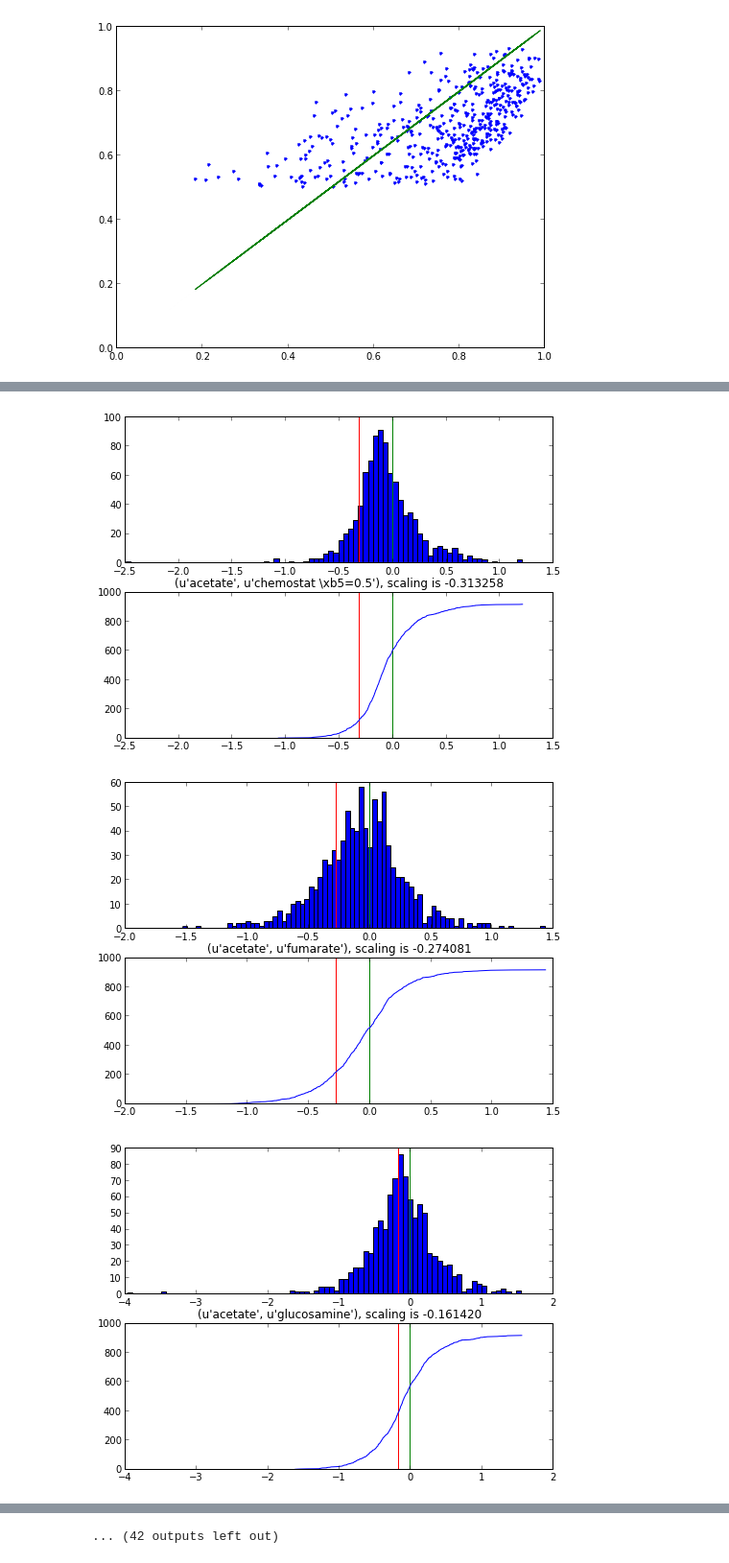
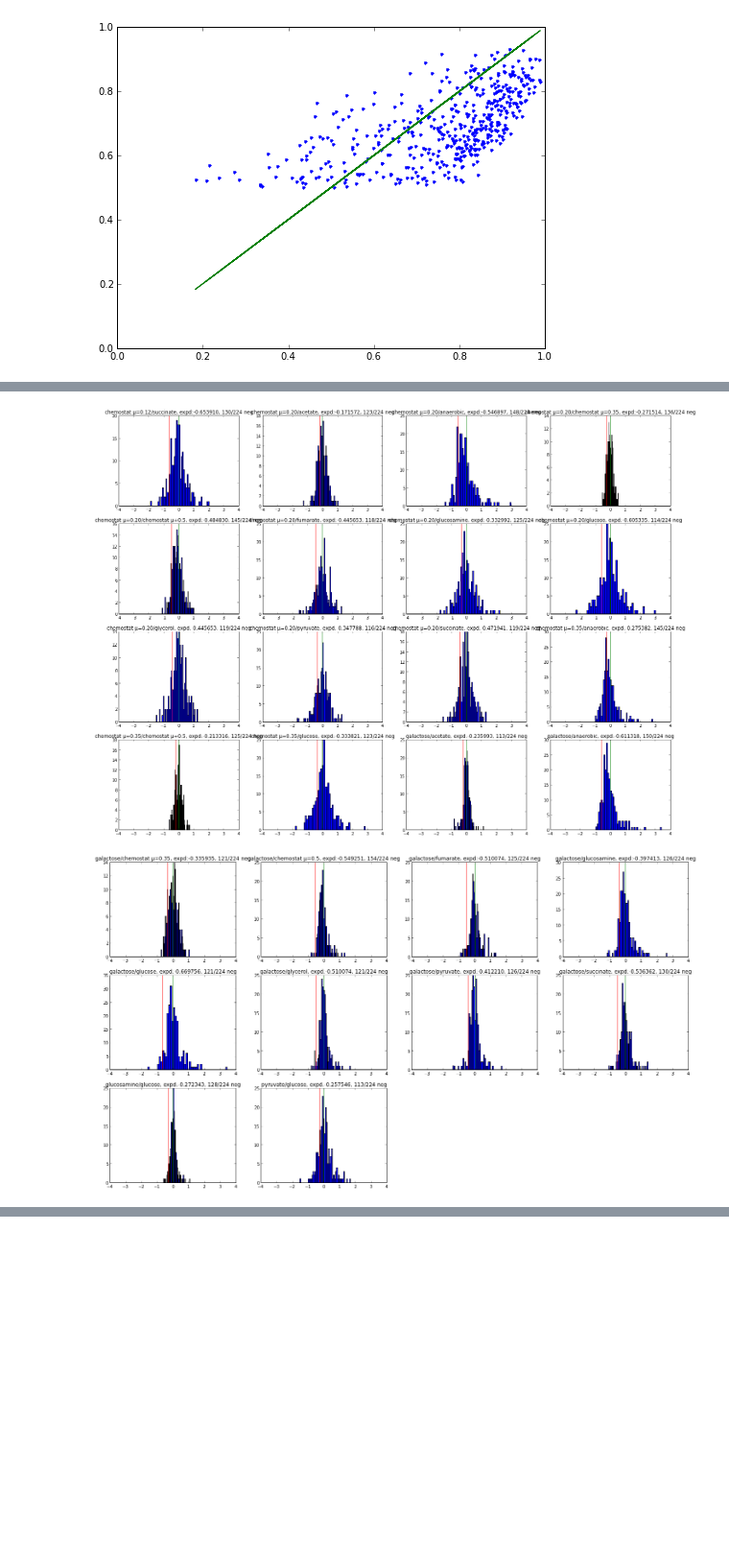
Before and after one commit to uriba/proteome-analysis, a Jupyter notebook: Untitled0.ipynb, the cells around one changed output, grey strips where cells are left out. Shown: that part at 96% size. Cells and saved outputs as stored; diff of their text form; code cells hidden in the pictures; blank space fills up the shorter version.

Commit message:
plotting histograms for each pair of conditions showing the scaling of proteins and how they compare with the expectation. Multiple graphs per-figure.

```diff
--- a/Untitled0.ipynb
+++ b/Untitled0.ipynb
@@ -56,7 +344,24 @@ plot(covs,grcovs,'.')plot(covs,covs)xlim(0,1)ylim(0,1)
 (0, 1)
 [figure]
 # %%
-high_cor_prots = {}for row_index, row in high_prots.iterrows():    desc = []    eco = ecoli_data['UP_AC'][row_index]    uniprot = unidict[eco]    if uniprot in annot_dict:	desc = annot_dict[uniprot]	for i in range(0,3):	    if desc[i] not in high_cor_prots:	       high_cor_prots[desc[i]]=0	    high_cor_prots[desc[i]]+=1for i in set([x[1] for x in annot_dict.values()]):    if i in prots:	if i in high_cor_prots:	    print "%s : %d / %d" % (i,high_cor_prots[i],prots[i])	else:	    print "%s : %d / %d" % (i,0,prots[i])
+high_cor_prots = {}
+for row_index, row in high_prots.iterrows():
+    desc = []
+    eco = ecoli_data['UP_AC'][row_index]
+    uniprot = unidict[eco]
+    if uniprot in annot_dict:
+	desc = annot_dict[uniprot]
+	for i in range(0,3):
+	    if desc[i] not in high_cor_prots:
+	       high_cor_prots[desc[i]]=0
+	    high_cor_prots[desc[i]]+=1
+
+for i in set([x[1] for x in annot_dict.values()]):
+    if i in prots:
+	if i in high_cor_prots:
+	    print "%s : %d / %d" % (i,high_cor_prots[i],prots[i])
+	else:
+	    print "%s : %d / %d" % (i,0,prots[i])
 # %%
 ecoli_data_values.min()*2500 / ecoli_data_values.sum()
 # %% [output]
@@ -68,3 +399,35 @@ chemostat µ=0.12    0.999950galactose           0.999936chemostat µ=0.20    0.
 # %%
-import itertools as iterhigh_values = pd.DataFrame(columns = ecoli_data_values.columns)for index,i in ecoli_data_values.iterrows():    if i.min()>0.00005:	high_values = high_values.append(i)coli_data_pairs = {}for i in iter.combinations(high_values.columns,2):    if abs(gr[i[0]]/gr[i[1]]-1)>0.2:	coli_data_pairs[i]= log(high_values[i[0]] / high_values[i[1]])coli_data_pairs = pd.DataFrame(coli_data_pairs)xs = linspace(-5,5,100)for col in coli_data_pairs.columns:     #density = gaussian_kde(coli_data_pairs[col])    #plot(xs,density(xs))    est = log((alpha*gr[col[0]] + beta)/(alpha*gr[col[1]] + beta))    subplot(2,1,1)    hist(coli_data_pairs[col],80)    axvline(est,color='r')    axvline(0,color='g')    subplot(2,1,2)    axvline(est,color='r')    axvline(0,color='g')    title("%s, scaling is %f" % (str(col),est))    vals = coli_data_pairs[col].values    xs = sort(vals)    ys = range(0,len(vals))    plot(xs,ys)    figure()
+import itertools as iter
+
+high_values = pd.DataFrame(columns = ecoli_data_values.columns)
+
+for index,i in ecoli_data_values.iterrows():
+    if i.min()>0.0006:
+	high_values = high_values.append(i)
+
+coli_data_pairs = {}
+for i in iter.combinations(high_values.columns,2):
+    if abs(gr[i[0]]/gr[i[1]]-1)>0.3:
+	coli_data_pairs[i]= log(high_values[i[0]] / high_values[i[1]])
+coli_data_pairs = pd.DataFrame(coli_data_pairs)
+xs = linspace(-4,4,100)
+i = 1
+for col in coli_data_pairs.columns:
+    num = len(coli_data_pairs[col])
+    est = log((alpha*gr[col[0]] + beta)/(alpha*gr[col[1]] + beta))
+    subplot(4,4,i)
+    hist(coli_data_pairs[col],50)
+    #density = gaussian_kde(coli_data_pairs[col])
+    #plot(xs,density(xs))
+    axvline(est,color='r')
+    axvline(0,color='g')
+    xlim(-4,4)
+    val_counts = sign(coli_data_pairs[col]).value_counts()
+    title("%s/%s, expd:%f, %d/%d neg" % (col[0],col[1],est, val_counts[0],num))
+    i = i+1
+    if i == 17:
+	savefig('%svs%shist.png' % (col[0],col[1]))
+	figure()
+	i = 1
+savefig('last.png')
 # %% [output]
@@ -72,3 +435,2 @@ import itertools as iterhigh_values = pd.DataFrame(columns = ecoli_data_values.c
-[figure, old version]
+[figure, new version]
-[figure, old version]
+[figure, new version]
-[figure, removed]
@@ -83 +436,0 @@ import itertools as iterhigh_values = pd.DataFrame(columns = ecoli_data_values.c
-... (42 outputs left out)
```
Also changed, not shown: parts of 18 cells of this notebook.
